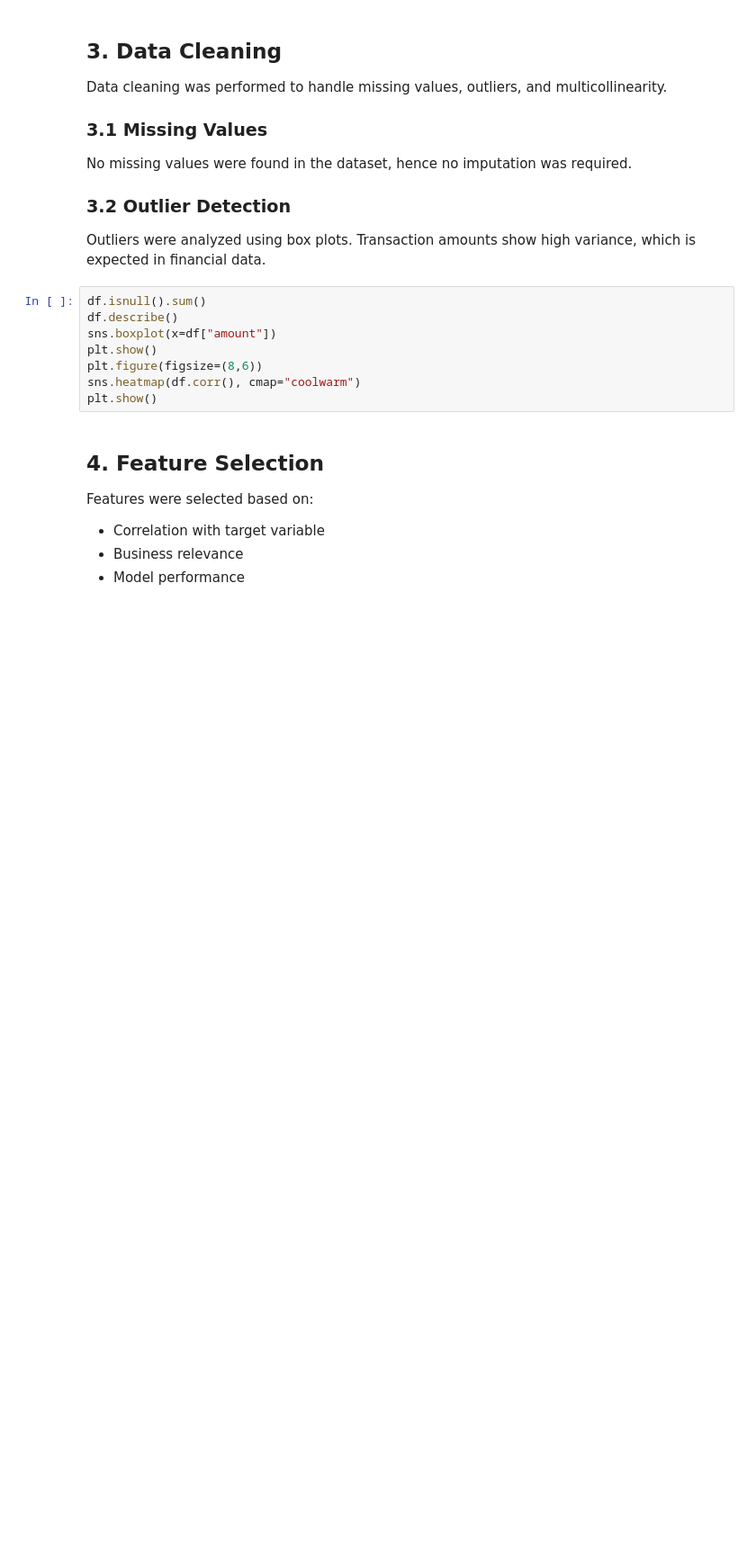
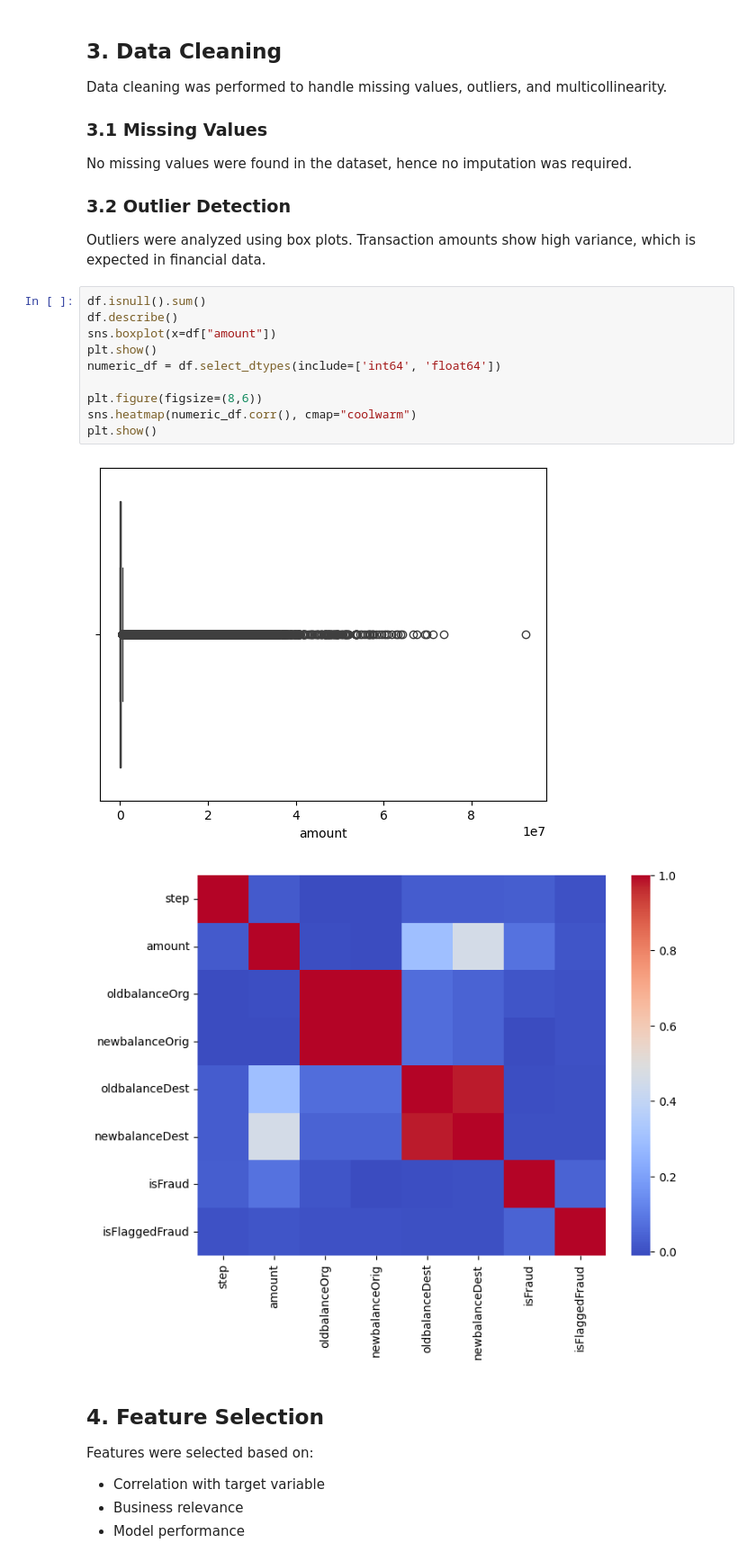
Before and after one commit to Akshaytripathi12/Fraud-Transaction-Detection, a Jupyter notebook: Fraud_detection_assignment_Akshaytripathi-1.ipynb, the cells around one changed output. Shown at 90% size. Drawn from its saved outputs; the diff is of its cells as text; blank space fills up the shorter version.

```diff
--- a/Fraud_detection_assignment_Akshaytripathi-1.ipynb
+++ b/Fraud_detection_assignment_Akshaytripathi-1.ipynb
@@ -42,11 +70,16 @@ Transaction amounts show high variance, which is expected in financial data.
 # %%
 df.isnull().sum()
 df.describe()
 sns.boxplot(x=df["amount"])
 plt.show()
+numeric_df = df.select_dtypes(include=['int64', 'float64'])
+
 plt.figure(figsize=(8,6))
-sns.heatmap(df.corr(), cmap="coolwarm")
+sns.heatmap(numeric_df.corr(), cmap="coolwarm")
 plt.show()
+# %% [output]
+[figure, added]
+[figure, added]
 # %% [markdown]
 ## 4. Feature Selection
 
```
Also changed, not shown: parts of 3 cells of this notebook.
